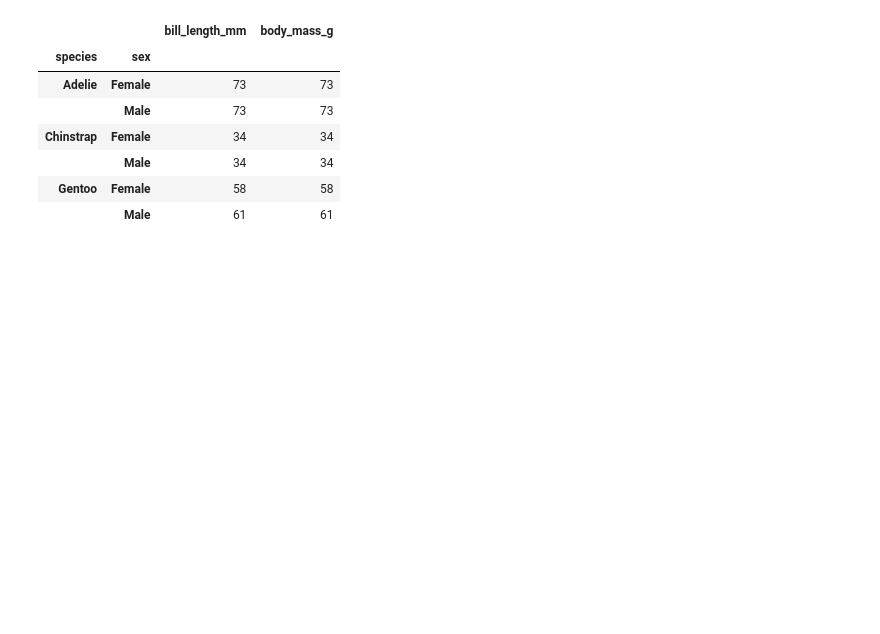
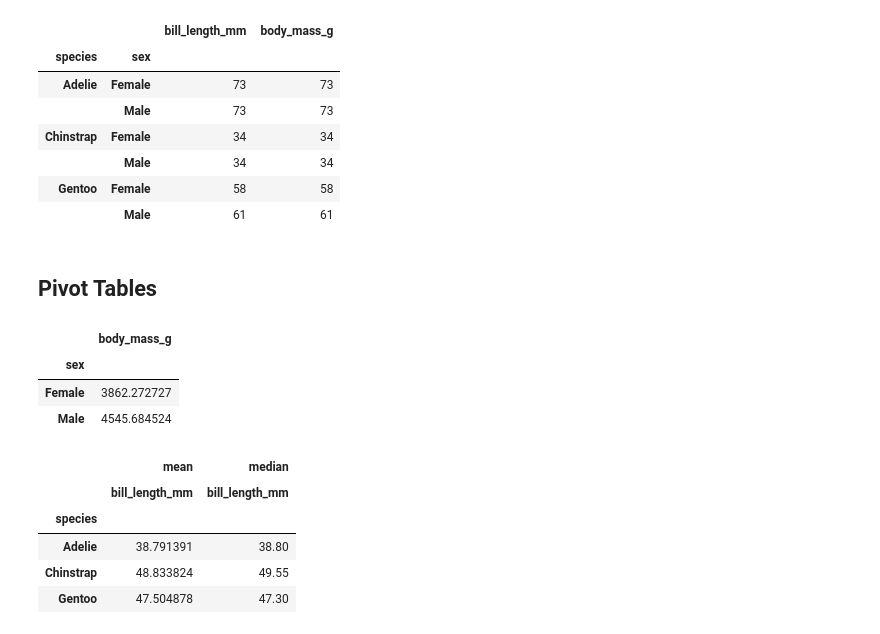
Before and after one commit to r-leyshon/py-pandas, a Jupyter notebook: data-manipulation/02-summary-stats.ipynb, the cells around one changed output. Cells and saved outputs as stored; diff of their text form; code cells hidden in the pictures; blank space fills up the shorter version.

```diff
--- a/data-manipulation/02-summary-stats.ipynb
+++ b/data-manipulation/02-summary-stats.ipynb
@@ -237,3 +237,24 @@ penguins.groupby(["species", "sex"])[["bill_length_mm", "body_mass_g"]].agg(np.c
 |  | Male | 34 | 34 |
 | Gentoo | Female | 58 | 58 |
 |  | Male | 61 | 61 |
+# %% [markdown]
+## Pivot Tables
+# %%
+penguins.pivot_table(values="body_mass_g", index="sex")
+# by default the mean is returned
+# index are your groups
+# %% [output]
+|  | body_mass_g |
+| sex |  |
+| Female | 3862.272727 |
+| Male | 4545.684524 |
+# %%
+# return more than mean
+penguins.pivot_table(values="bill_length_mm", index="species", aggfunc=[np.mean, np.median])
+# %% [output]
+|  | mean | median |
+|  | bill_length_mm | bill_length_mm |
+| species |  |  |
+| Adelie | 38.791391 | 38.80 |
+| Chinstrap | 48.833824 | 49.55 |
+| Gentoo | 47.504878 | 47.30 |
```
Also changed, not shown: parts of 3 cells of this notebook.
